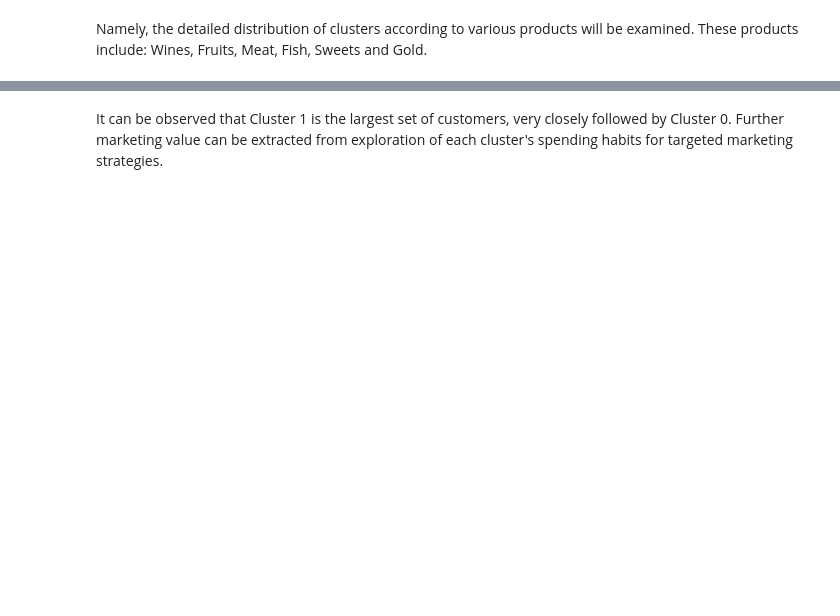
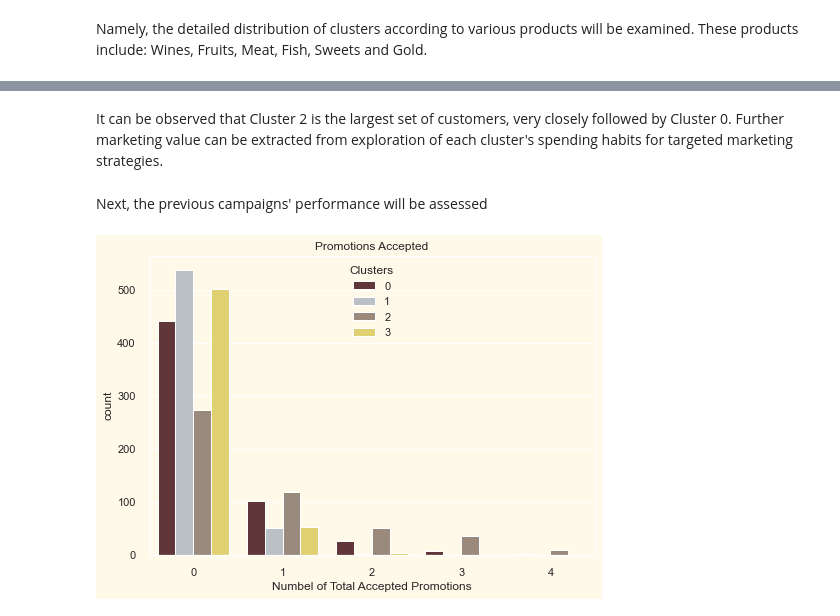
Before and after one commit to juliangherghel/py-customer-personality-analysis, a Jupyter notebook: clustering.ipynb, the cells around one changed output, grey strips where cells are left out. Saved outputs shown, nothing was run; the diff lists cells and outputs as text; code cells hidden in the pictures; blank space fills up the shorter version.

```diff
--- a/clustering.ipynb
+++ b/clustering.ipynb
@@ -322,2 +331,16 @@ plt.show()
 # %% [markdown]
-It can be observed that Cluster 1 is the largest set of customers, very closely followed by Cluster 0. Further marketing value can be extracted from exploration of each cluster's spending habits for targeted marketing strategies.
+It can be observed that Cluster 2 is the largest set of customers, very closely followed by Cluster 0. Further marketing value can be extracted from exploration of each cluster's spending habits for targeted marketing strategies.
+# %% [markdown]
+Next, the previous campaigns' performance will be assessed
+# %%
+# Feature of summed accepted promotions
+data["Total_Promos"] = data["AcceptedCmp1"] + data["AcceptedCmp2"] + data["AcceptedCmp3"] + data["AcceptedCmp4"] + data["AcceptedCmp5"]
+
+# Plot count of total campaign promotions accepted
+plt.figure()
+cpl = sns.countplot(x=data["Total_Promos"], hue=data["Clusters"], palette=bar_pallet)
+cpl.set_title("Promotions Accepted")
+cpl.set_xlabel("Numbel of Total Accepted Promotions")
+plt.show()
+# %% [output]
+[figure, added]
```
Also changed, not shown: parts of 31 cells of this notebook.
